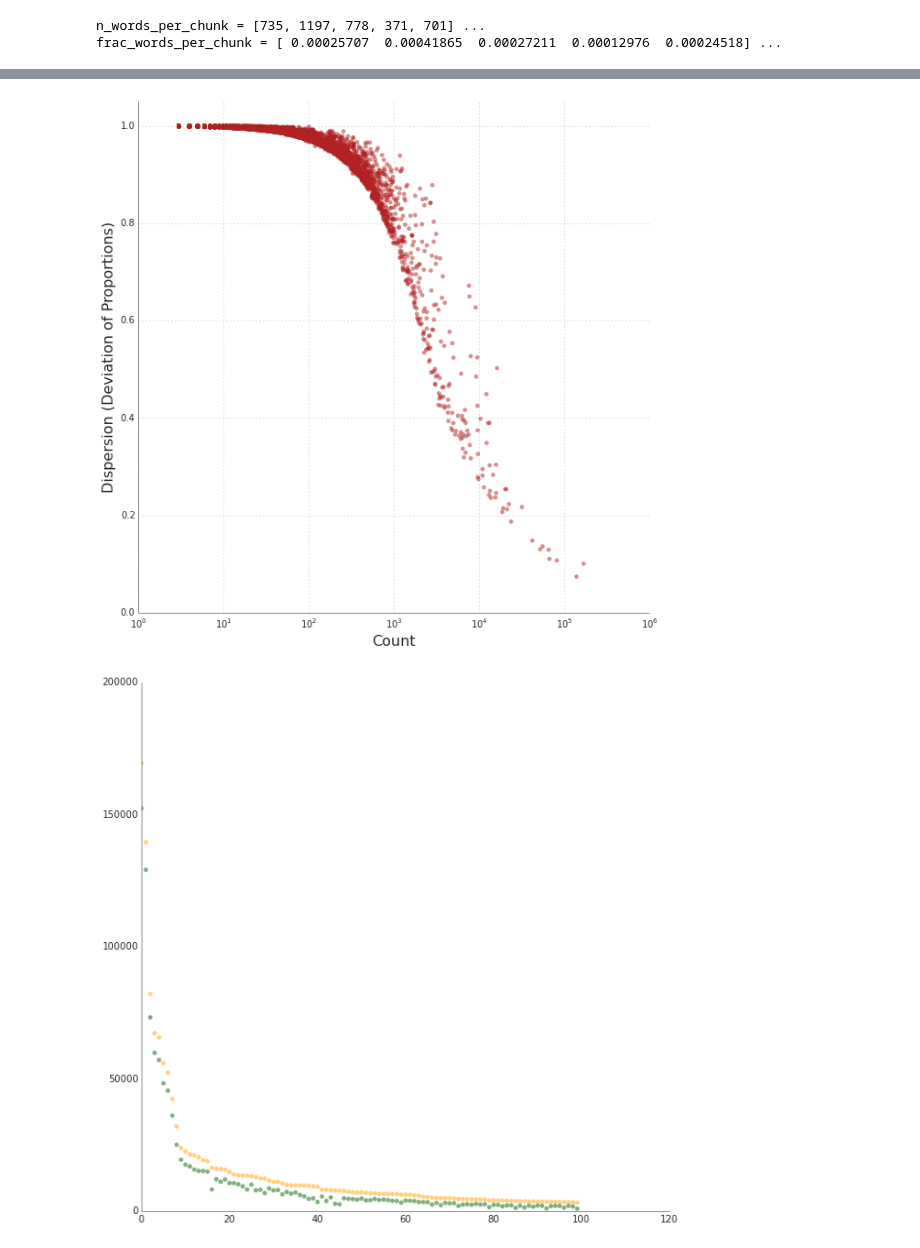
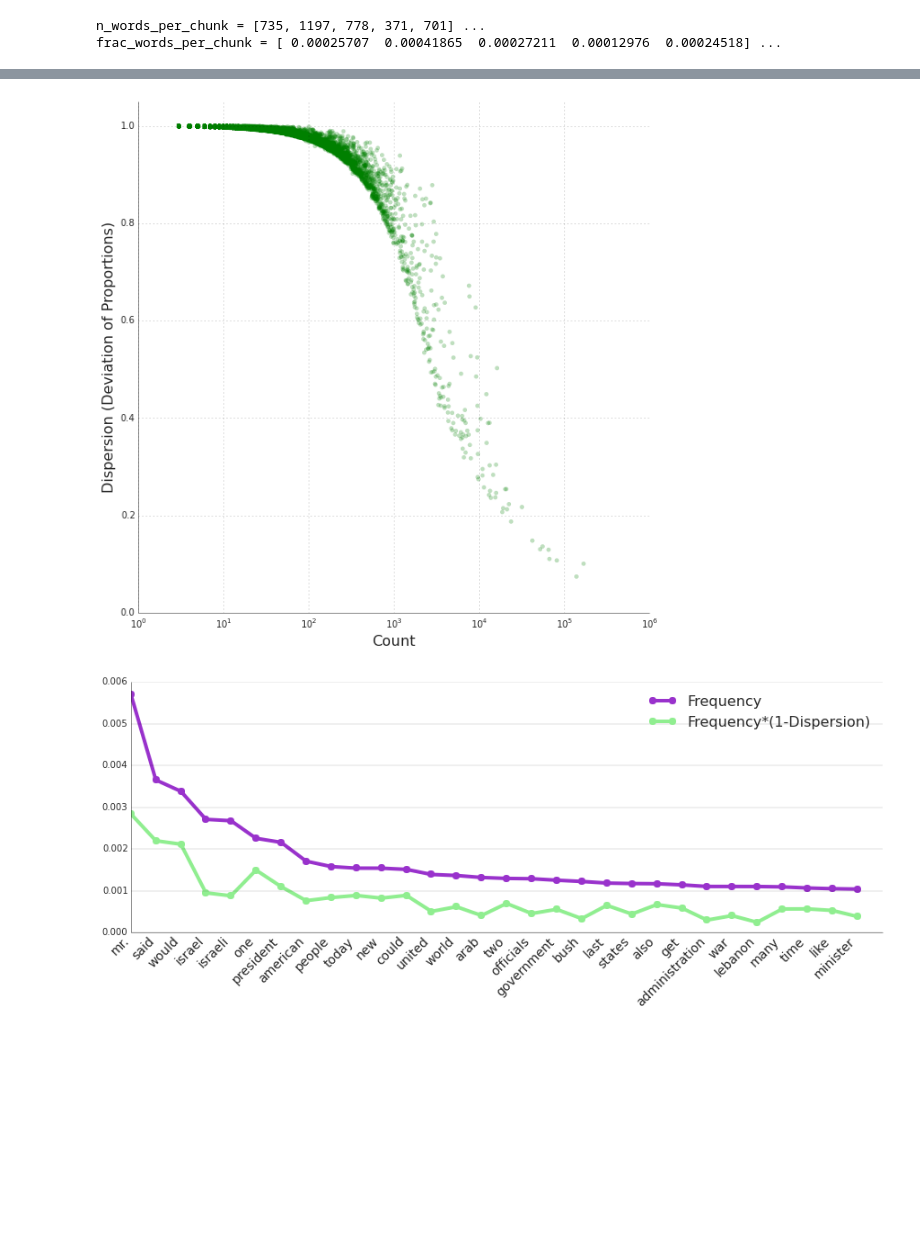
Before and after one commit to bdewilde/thomas_friedman_nlp, a Jupyter notebook: friedman_corpus_pt2.ipynb, the cells around one changed output, grey strips where cells are left out. Saved outputs shown, nothing was run; the diff lists cells and outputs as text; code cells hidden in the pictures; blank space fills up the shorter version.

```diff
--- a/friedman_corpus_pt2.ipynb
+++ b/friedman_corpus_pt2.ipynb
@@ -267,27 +289,44 @@ fig = plt.figure(figsize=(10,10), dpi=200)
 ax = fig.add_subplot(1,1,1)
 
 plot1 = ppl.scatter(ax, fd_all.values()[:n], [dispersions[word] for word in fd_all.keys()[:n]],
-                    alpha=0.5, color='firebrick', edgecolor='firebrick')
+                    alpha=0.25, color='green', edgecolor='green')
 
 xlab = ax.set_xlabel('Count', fontsize=16)
 ylab = ax.set_ylabel('Dispersion (Deviation of Proportions)', fontsize=16)
 ylim = ax.set_ylim((0.0,1.05))
 ax.set_xscale('log')
 ax.grid(visible=True, color='black', alpha=0.5, zorder=0)
+
+fig.savefig('/Users/bjdewilde/Desktop/data_science/projects/thomas_friedman_nlp/viz/counts_vs_dispersion.png', dpi=200)
 # %% [output]
-[figure, old version]
+[figure, new version]
 # %%
-n = 100
+n = 30
 
-fig = plt.figure(figsize=(10,10), dpi=200)
+good_words_set = set(good_words)
+
+fig = plt.figure(figsize=(15,5), dpi=200)
 ax = fig.add_subplot(1,1,1)
 
-plot1 = ppl.scatter(ax, range(n), [fd_all[word] for word in fd_all.keys()[:n]],
-                    alpha=0.5, color='orange', edgecolor='orange')
-plot1 = ppl.scatter(ax, range(n), [(1-dispersions[word])*fd_all[word] for word in fd_all.keys()[:n]],
-                    alpha=0.5, color='darkgreen', edgecolor='darkgreen')
+plot1 = ppl.plot(ax, range(n), [fd_all.freq(word) for word in fd_all.keys() if word in good_words_set][:n],
+                 linewidth=4, color='darkorchid',
+                 marker='o', markersize=8, markeredgewidth=0.0, label='Frequency')
+plot2 = ppl.plot(ax, range(n), [(1-dispersions[word])*fd_all.freq(word) for word in fd_all.keys() if word in good_words_set][:n],
+                 linewidth=4, color='lightgreen',
+                 marker='o', markersize=8, markeredgewidth=0.0, label='Frequency*(1-Dispersion)')
 
 ylim = ax.set_ylim((0, ax.get_ylim()[1]))
 xlim = ax.set_xlim((0, ax.get_xlim()[1]))
+#ylab = ax.set_ylabel('Frequency', fontsize=16)
+
+ticks = ax.get_xaxis().set_ticks(range(n))
+ticklabels = ax.get_xaxis().set_ticklabels([word for word in fd_all.keys() if word in good_words_set][:n], rotation=45, ha='right', fontsize=14)
+
+ax.grid(which='major', axis='y', visible=True, color='black',
+        linestyle='-', linewidth=0.25, alpha=0.5)
+
+leg = plt.legend(loc='upper right', fontsize=16, frameon=False)
+
+fig.savefig('/Users/bjdewilde/Desktop/data_science/projects/thomas_friedman_nlp/viz/top_words_by_adjusted_frequency.png', dpi=200)
 # %% [output]
-[figure, old version]
+[figure, new version]
```
Also changed, not shown: parts of 14 cells of this notebook, 9 other files.
